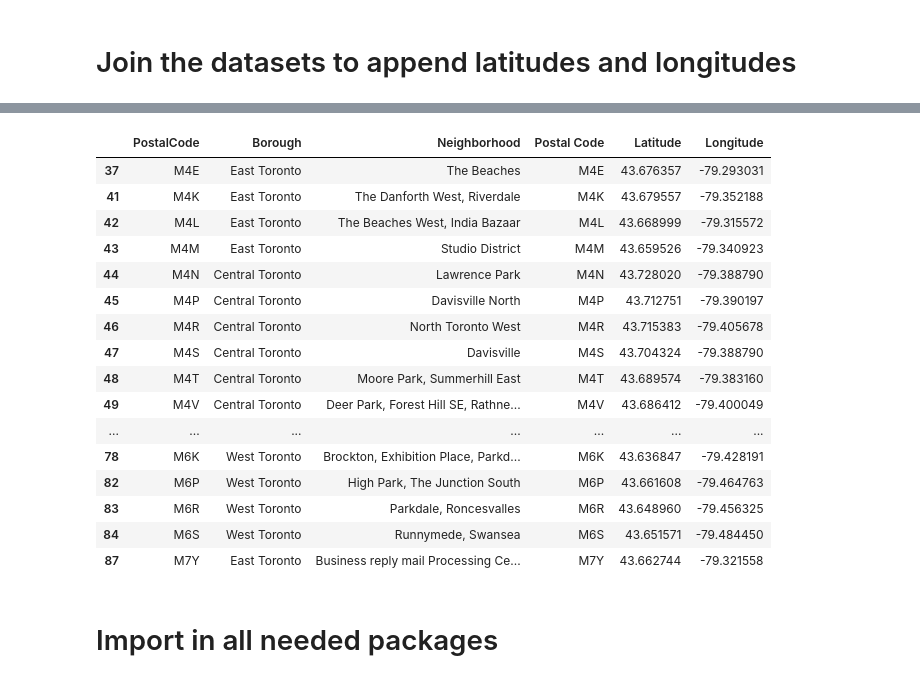
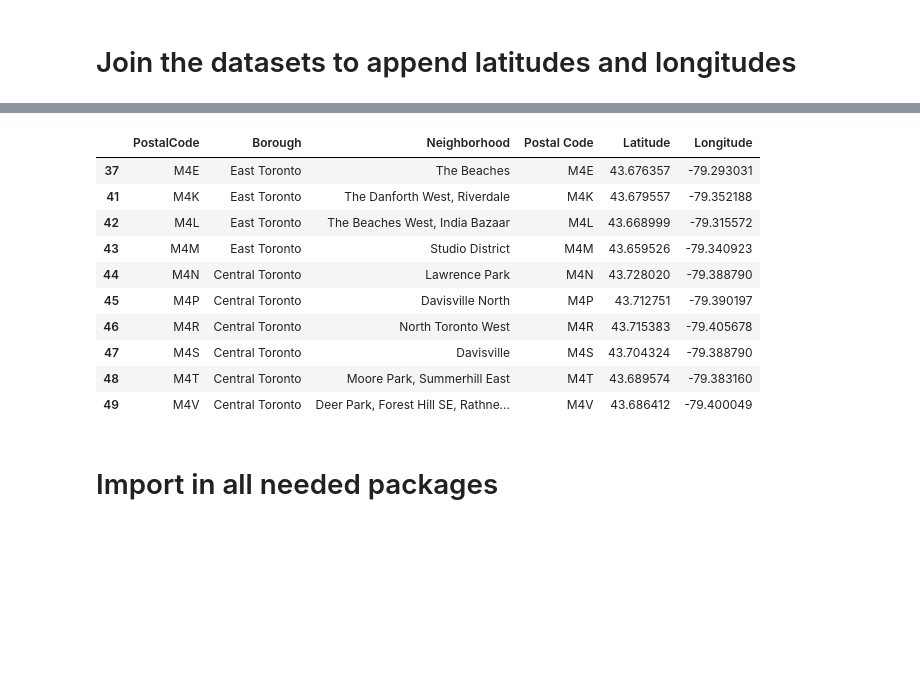
Before and after one commit to cshen92/Coursera_Capstone, a Jupyter notebook: Toronto Neighborhoods.ipynb, the cells around one changed output, grey strips where cells are left out. Drawn from its saved outputs; the diff is of its cells as text; code cells hidden in the pictures; blank space fills up the shorter version.

```diff
--- a/Toronto Neighborhoods.ipynb
+++ b/Toronto Neighborhoods.ipynb
@@ -141,24 +129,18 @@ m_postcode_lat_long.head(20)
 # %%
 toronto=m_postcode_lat_long[m_postcode_lat_long['Borough'].str.find('Toronto')>0]
-toronto.head(50)
+toronto.head(10)
 # %% [output]
 |  | PostalCode | Borough | Neighborhood | Postal Code | Latitude | Longitude |
 | 37 | M4E | East Toronto | The Beaches | M4E | 43.676357 | -79.293031 |
 | 41 | M4K | East Toronto | The Danforth West, Riverdale | M4K | 43.679557 | -79.352188 |
 | 42 | M4L | East Toronto | The Beaches West, India Bazaar | M4L | 43.668999 | -79.315572 |
 | 43 | M4M | East Toronto | Studio District | M4M | 43.659526 | -79.340923 |
 | 44 | M4N | Central Toronto | Lawrence Park | M4N | 43.728020 | -79.388790 |
 | 45 | M4P | Central Toronto | Davisville North | M4P | 43.712751 | -79.390197 |
 | 46 | M4R | Central Toronto | North Toronto West | M4R | 43.715383 | -79.405678 |
 | 47 | M4S | Central Toronto | Davisville | M4S | 43.704324 | -79.388790 |
 | 48 | M4T | Central Toronto | Moore Park, Summerhill East | M4T | 43.689574 | -79.383160 |
 | 49 | M4V | Central Toronto | Deer Park, Forest Hill SE, Rathne... | M4V | 43.686412 | -79.400049 |
-| ... | ... | ... | ... | ... | ... | ... |
-| 78 | M6K | West Toronto | Brockton, Exhibition Place, Parkd... | M6K | 43.636847 | -79.428191 |
-| 82 | M6P | West Toronto | High Park, The Junction South | M6P | 43.661608 | -79.464763 |
-| 83 | M6R | West Toronto | Parkdale, Roncesvalles | M6R | 43.648960 | -79.456325 |
-| 84 | M6S | West Toronto | Runnymede, Swansea | M6S | 43.651571 | -79.484450 |
-| 87 | M7Y | East Toronto | Business reply mail Processing Ce... | M7Y | 43.662744 | -79.321558 |
 # %% [markdown]
 # Import in all needed packages
 # %%
```
Also changed, not shown: parts of 5 cells of this notebook.
